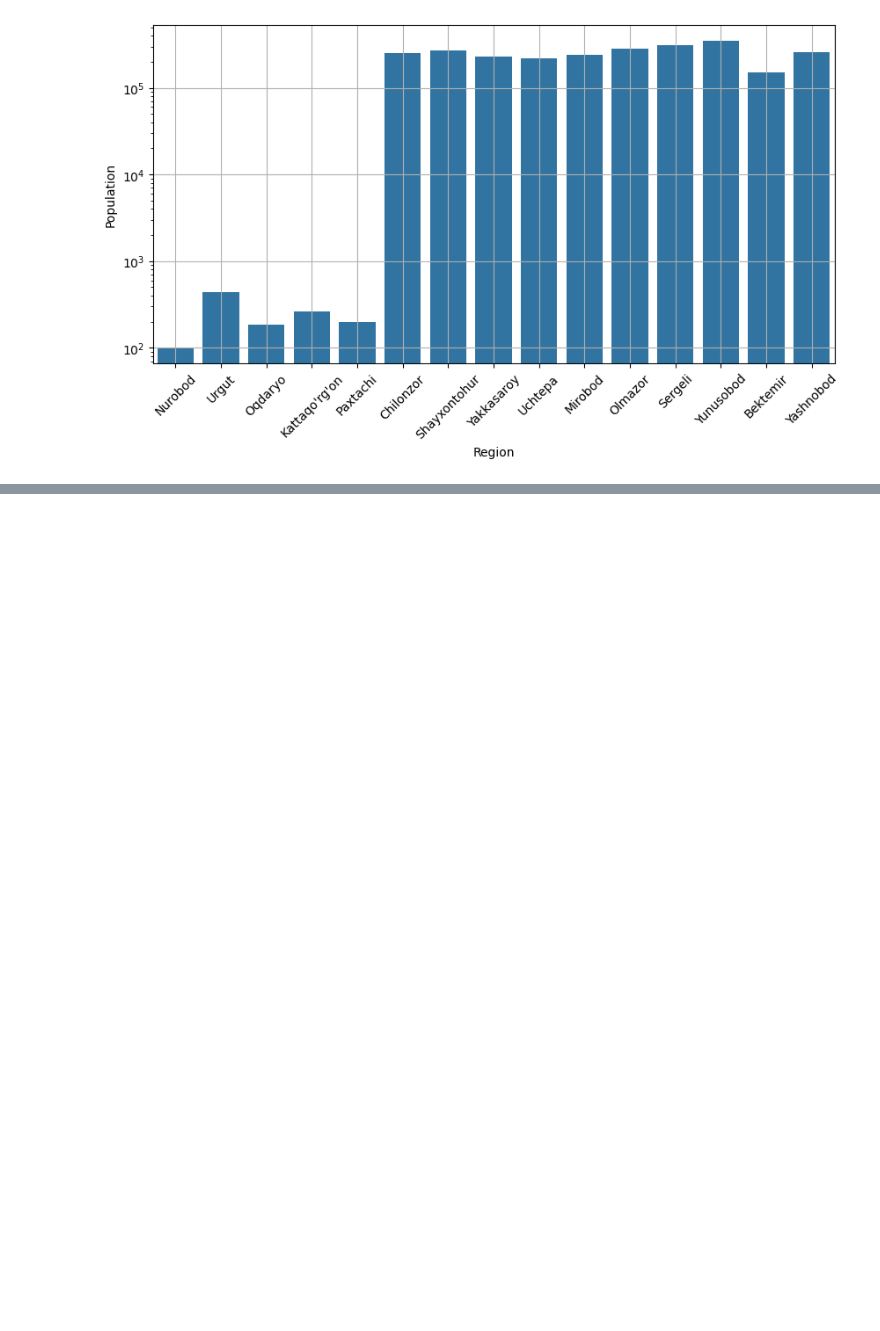
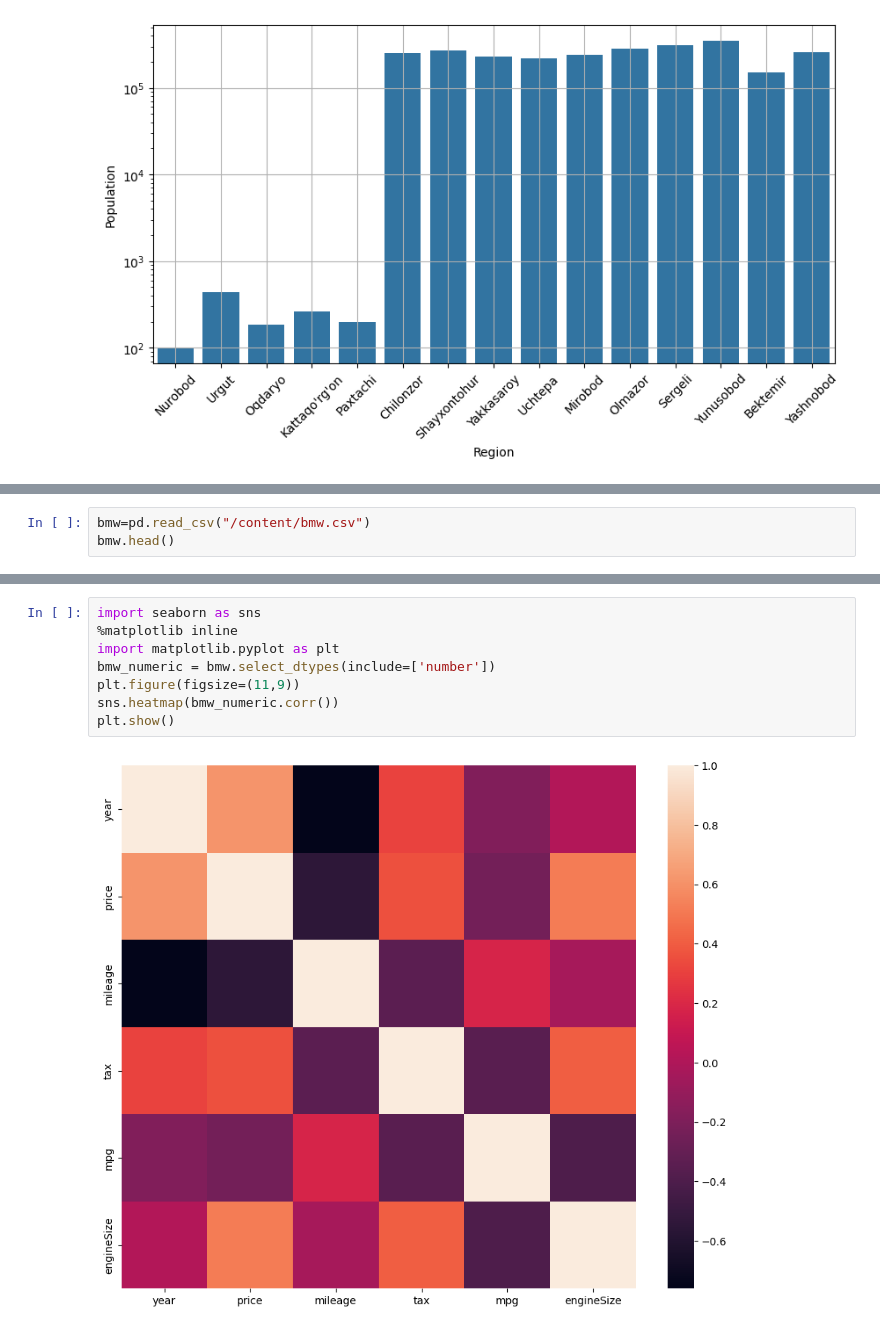
Before and after one commit to baxronovferuz1/DataScience_Np, a Jupyter notebook: Vizualization.ipynb, the cells around one changed output, grey strips where cells are left out. Saved outputs shown, nothing was run; the diff lists cells and outputs as text; blank space fills up the shorter version.

```diff
--- a/Vizualization.ipynb
+++ b/Vizualization.ipynb
@@ -281,0 +290,3 @@ plt.show()
+# %%
+bmw=pd.read_csv("/content/bmw.csv")
+bmw.head()
@@ -281,0 +340,10 @@ plt.show()
+# %%
+import seaborn as sns
+%matplotlib inline
+import matplotlib.pyplot as plt
+bmw_numeric = bmw.select_dtypes(include=['number'])
+plt.figure(figsize=(11,9))
+sns.heatmap(bmw_numeric.corr())
+plt.show()
+# %% [output]
+[figure, added]
```
Also changed, not shown: parts of 18 cells of this notebook.
